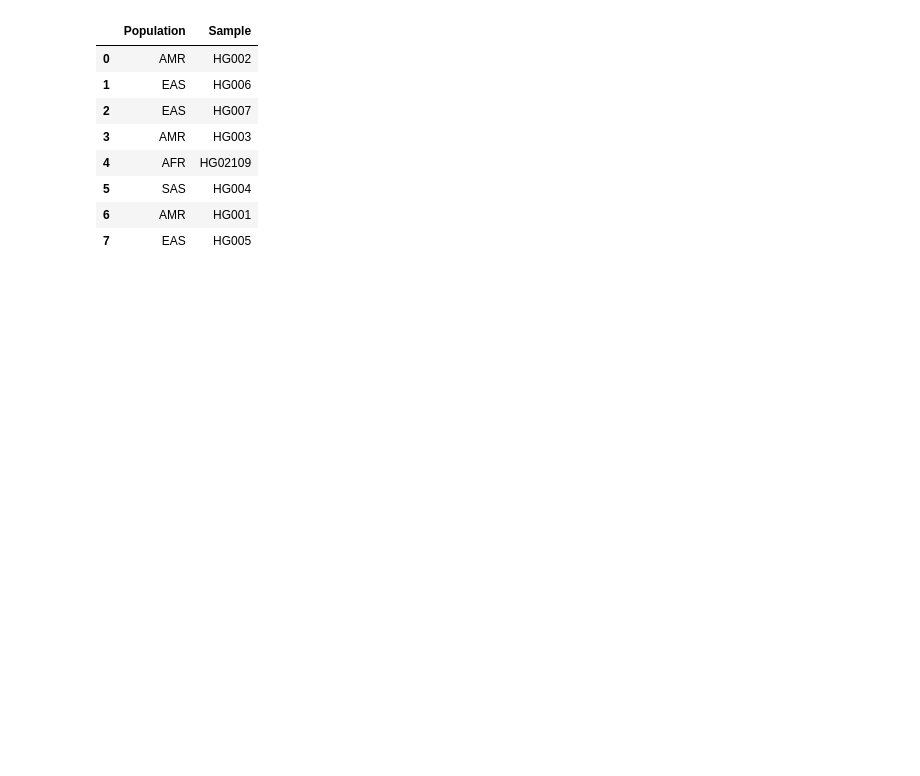
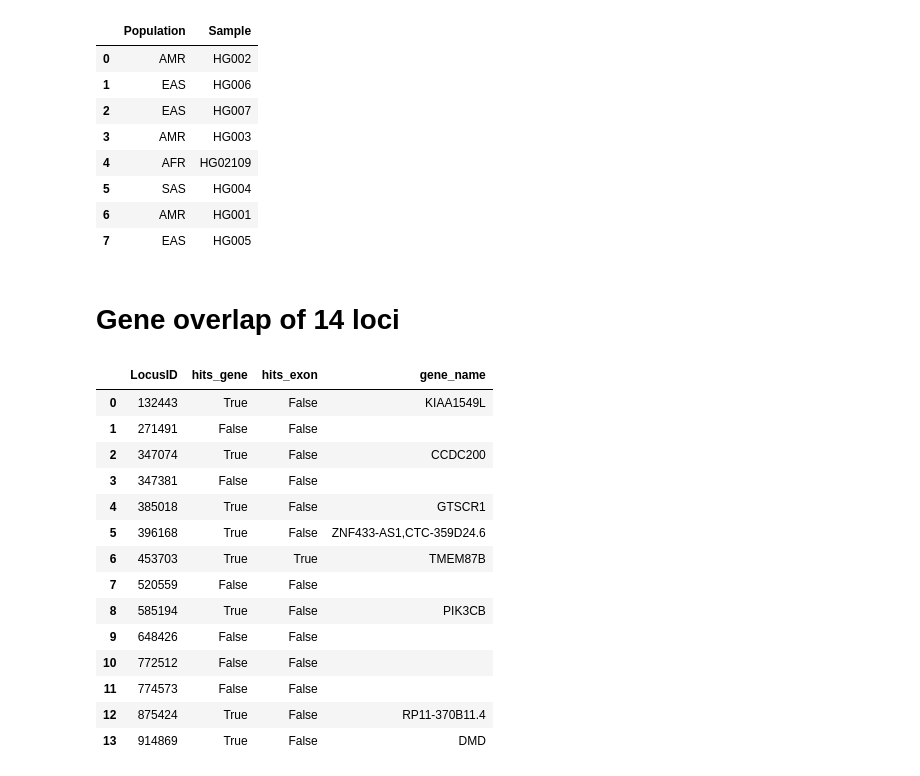
Before and after one commit to collaborativebioinformatics/tandemrepeats, a Jupyter notebook: English_EDA/MainNotebook.ipynb, the cells around one changed output. Cells and saved outputs as stored; diff of their text form; code cells hidden in the pictures; blank space fills up the shorter version.

```diff
--- a/English_EDA/MainNotebook.ipynb
+++ b/English_EDA/MainNotebook.ipynb
@@ -231,3 +240,25 @@ unknown_data[['Population', 'Sample']]
 | 5 | SAS | HG004 |
 | 6 | AMR | HG001 |
 | 7 | EAS | HG005 |
+# %% [markdown]
+# Gene overlap of 14 loci
+# %%
+df = pd.read_csv("interesting_loci_gene_name.txt", sep='\t')
+df['gene_name'] = df['gene_name'].fillna('')
+df
+# %% [output]
+|  | LocusID | hits_gene | hits_exon | gene_name |
+| 0 | 132443 | True | False | KIAA1549L |
+| 1 | 271491 | False | False |  |
+| 2 | 347074 | True | False | CCDC200 |
+| 3 | 347381 | False | False |  |
+| 4 | 385018 | True | False | GTSCR1 |
+| 5 | 396168 | True | False | ZNF433-AS1,CTC-359D24.6 |
+| 6 | 453703 | True | True | TMEM87B |
+| 7 | 520559 | False | False |  |
+| 8 | 585194 | True | False | PIK3CB |
+| 9 | 648426 | False | False |  |
+| 10 | 772512 | False | False |  |
+| 11 | 774573 | False | False |  |
+| 12 | 875424 | True | False | RP11-370B11.4 |
+| 13 | 914869 | True | False | DMD |
```
Also changed, not shown: parts of 7 cells of this notebook, 1 other file.
